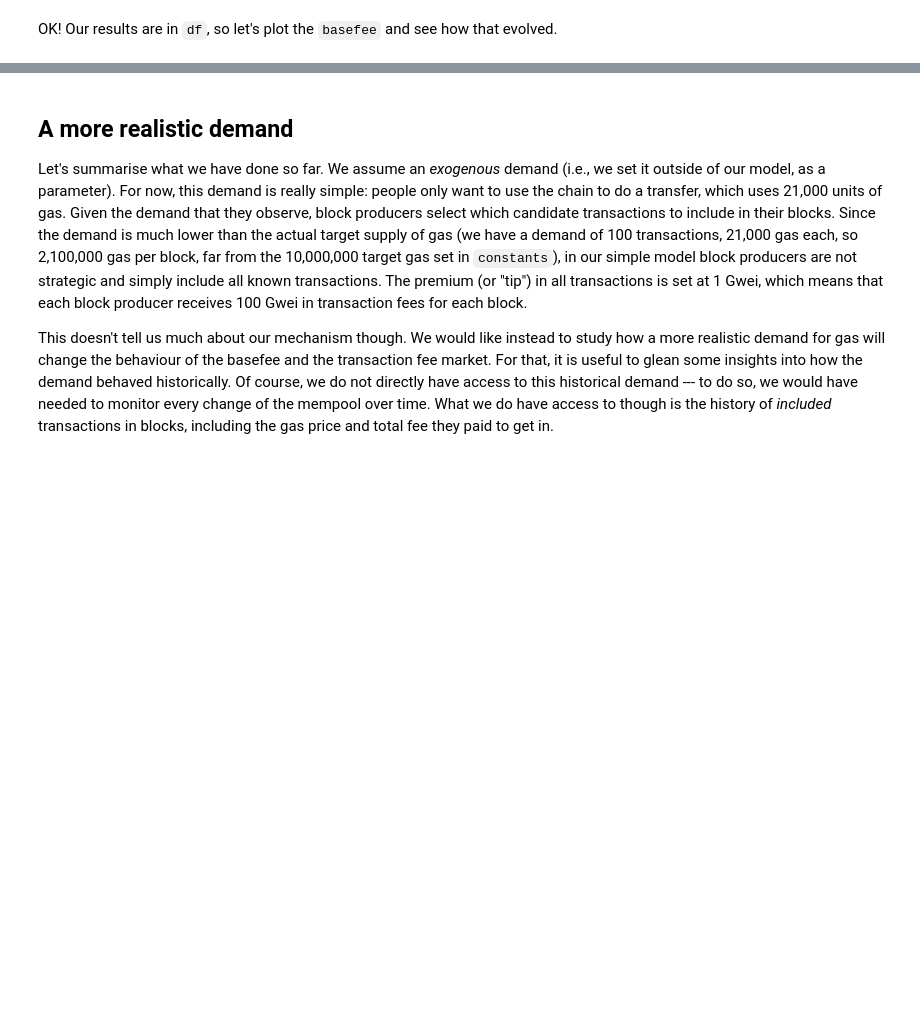
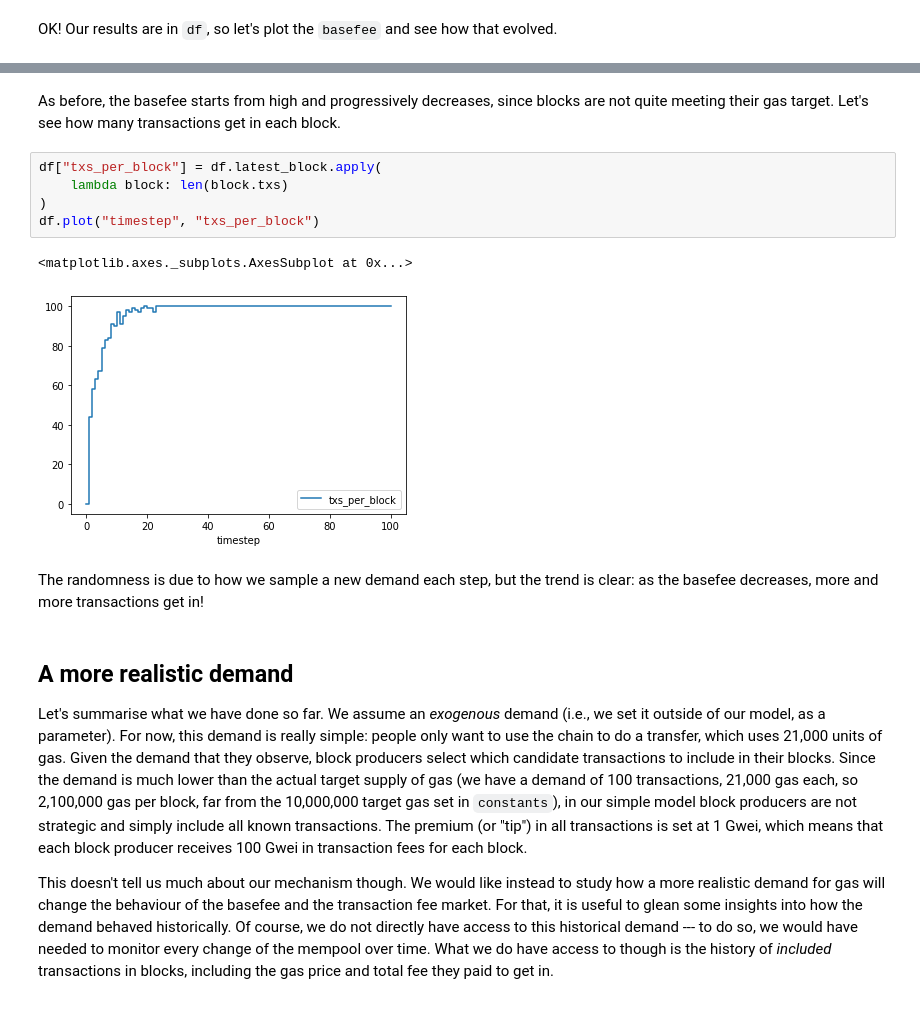
Before and after one commit to ethereum/rig, a Jupyter notebook: eip1559/eip1559.ipynb, the cells around one changed output, grey strips where cells are left out. Drawn from its saved outputs; the diff is of its cells as text; blank space fills up the shorter version.

```diff
--- a/eip1559/eip1559.ipynb
+++ b/eip1559/eip1559.ipynb
@@ -184,3 +330,15 @@ Unsurprisingly, `basefee` decreases, in fact decreases quite fast to stabilise a
+# %% [markdown]
+As before, the basefee starts from high and progressively decreases, since blocks are not quite meeting their gas target. Let's see how many transactions get in each block.
+# %%
+df["txs_per_block"] = df.latest_block.apply(
+    lambda block: len(block.txs)
+)
+df.plot("timestep", "txs_per_block")
+# %% [output]
+<matplotlib.axes._subplots.AxesSubplot at 0x...>
+[figure, added]
+# %% [markdown]
+The randomness is due to how we sample a new demand each step, but the trend is clear: as the basefee decreases, more and more transactions get in!
 # %% [markdown]
 ## A more realistic demand
 
```
Also changed, not shown: parts of 21 cells of this notebook.
